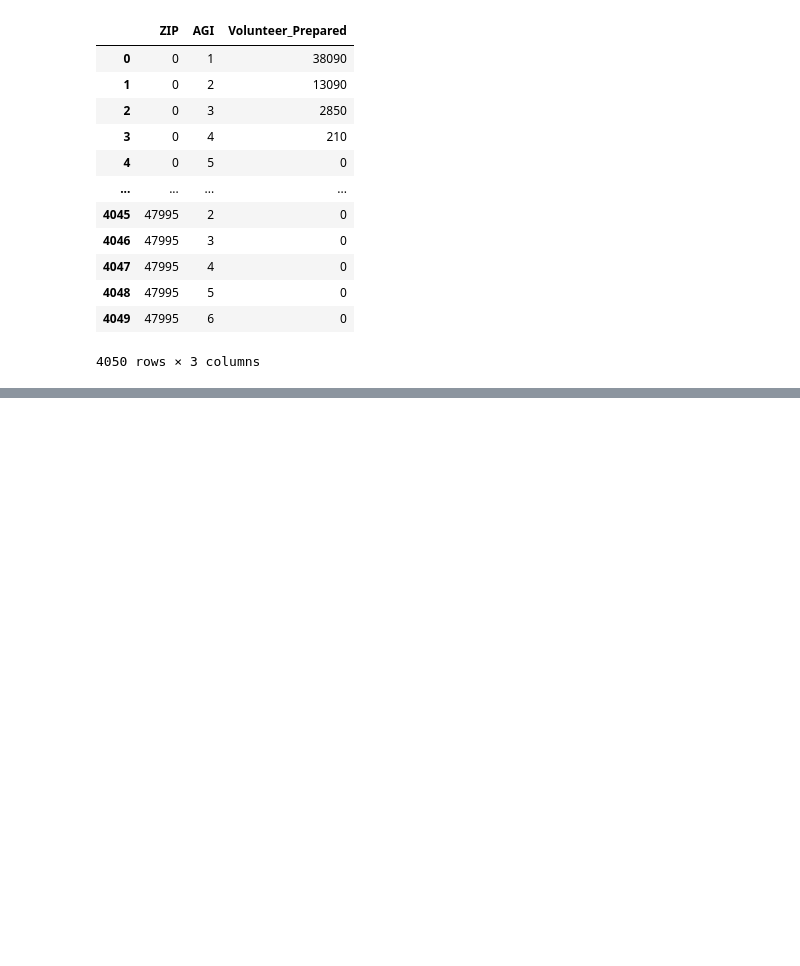
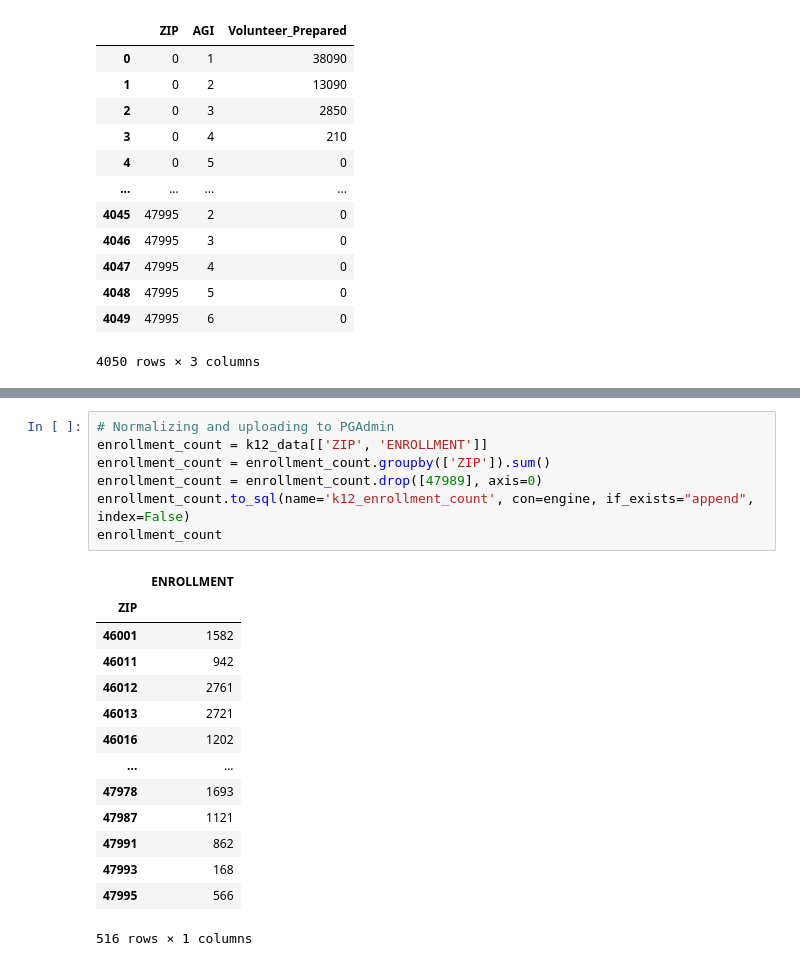
Before and after one commit to staceyj118/Education_and_Taxes, a Jupyter notebook: Resources/Data Normalization.ipynb, the cells around one changed output, grey strips where cells are left out. Cells and saved outputs as stored; diff of their text form; blank space fills up the shorter version.

```diff
--- a/Resources/Tax Cleaning.ipynb
+++ b/Resources/Data Normalization.ipynb
@@ -200,0 +222,22 @@ vp
+# %%
+# Normalizing and uploading to PGAdmin
+enrollment_count = k12_data[['ZIP', 'ENROLLMENT']]
+enrollment_count = enrollment_count.groupby(['ZIP']).sum()
+enrollment_count = enrollment_count.drop([47989], axis=0)
+enrollment_count.to_sql(name='k12_enrollment_count', con=engine, if_exists="append", index=False)
+enrollment_count
+# %% [output]
+|  | ENROLLMENT |
+| ZIP |  |
+| 46001 | 1582 |
+| 46011 | 942 |
+| 46012 | 2761 |
+| 46013 | 2721 |
+| 46016 | 1202 |
+| ... | ... |
+| 47978 | 1693 |
+| 47987 | 1121 |
+| 47991 | 862 |
+| 47993 | 168 |
+| 47995 | 566 |
+516 rows × 1 columns
```
Also changed, not shown: parts of 11 cells of this notebook, 2 other files.
